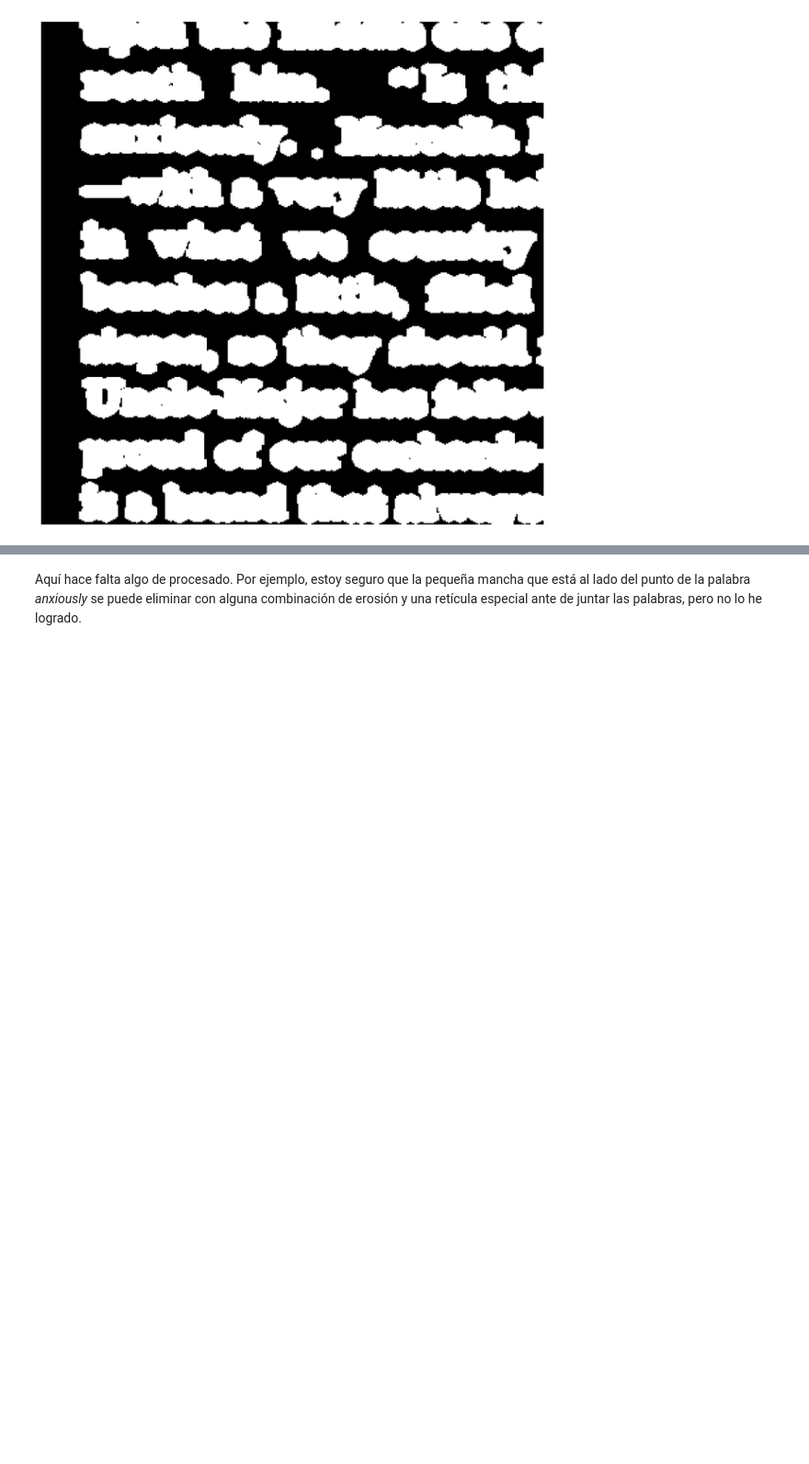
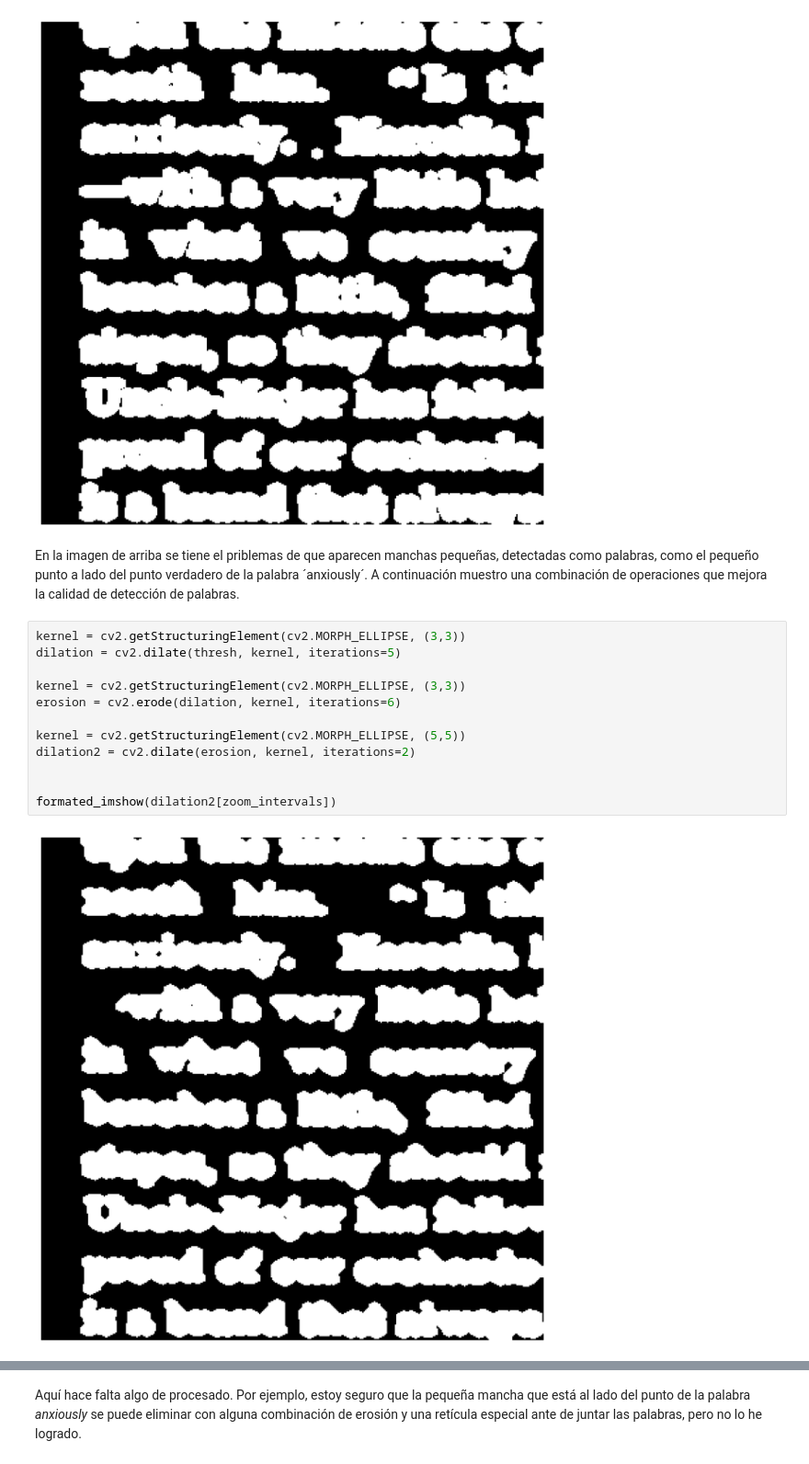
Before and after one commit to JorgeC-8/unir_equipo29_PC_act2, a Jupyter notebook: notebook/act2.ipynb, the cells around one changed output, grey strips where cells are left out. Shown at 92% size. Drawn from its saved outputs; the diff is of its cells as text; blank space fills up the shorter version.

```diff
--- a/notebook/act2.ipynb
+++ b/notebook/act2.ipynb
@@ -101,3 +101,19 @@ dilation = cv2.dilate(thresh, kernel, iterations=2)
 formated_imshow(dilation[zoom_intervals])
 # %% [output]
 [figure]
+# %% [markdown]
+En la imagen de arriba se tiene el priblemas de que aparecen manchas pequeñas, detectadas como palabras, como el pequeño punto a lado del punto verdadero de la palabra ´anxiously´. A continuación muestro una combinación de operaciones que mejora la calidad de detección de palabras.
+# %%
+kernel = cv2.getStructuringElement(cv2.MORPH_ELLIPSE, (3,3))
+dilation = cv2.dilate(thresh, kernel, iterations=5)
+
+kernel = cv2.getStructuringElement(cv2.MORPH_ELLIPSE, (3,3))
+erosion = cv2.erode(dilation, kernel, iterations=6)
+
+kernel = cv2.getStructuringElement(cv2.MORPH_ELLIPSE, (5,5))
+dilation2 = cv2.dilate(erosion, kernel, iterations=2)
+
+
+formated_imshow(dilation2[zoom_intervals])
+# %% [output]
+[figure, added]
```
Also changed, not shown: parts of 5 cells of this notebook.
